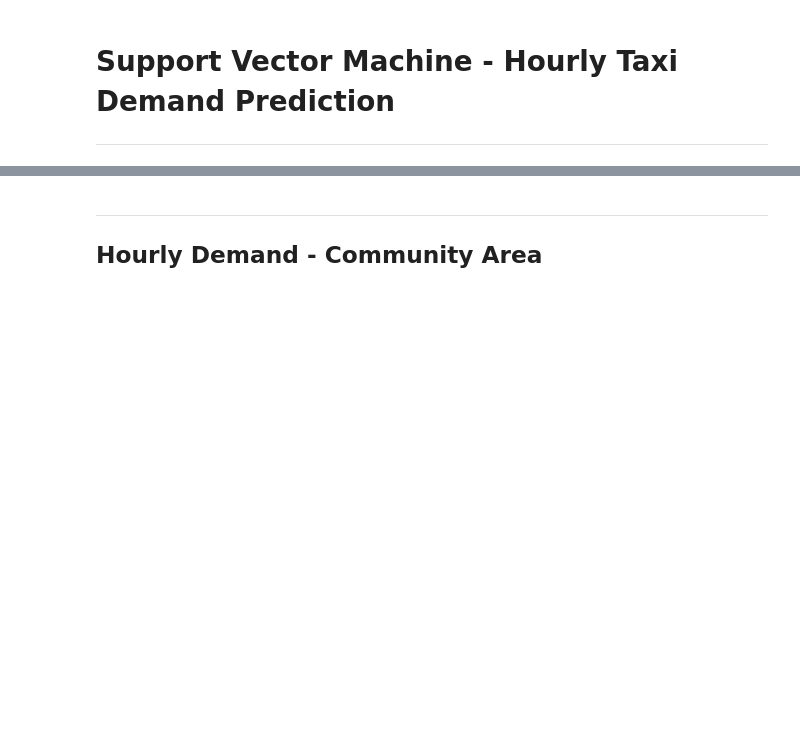
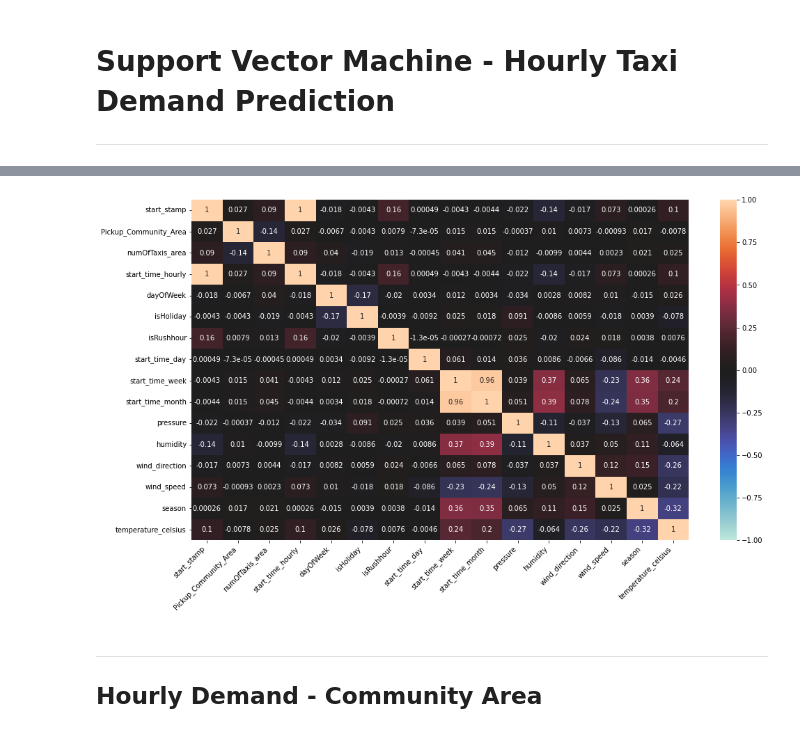
Before and after one commit to Hannah2800/AAA_2023_AdvancedPythonPandas, a Jupyter notebook: Task 4 - Predictive Analysis - SVM (hourly).ipynb, the cells around one changed output, grey strips where cells are left out. Drawn from its saved outputs; the diff is of its cells as text; code cells hidden in the pictures; blank space fills up the shorter version.

```diff
--- a/Task 4 - Predictive Analysis - SVM (hourly).ipynb
+++ b/Task 4 - Predictive Analysis - SVM (hourly).ipynb
@@ -37,3 +37,10 @@ df_h_comar.drop(columns = ['date_start'],inplace = True)
 df_h_hexlow.drop(columns = ['date_start'],inplace = True)
 df_h_hexmed.drop(columns = ['date_start'],inplace = True)
 df_h_hexhig.drop(columns = ['date_start'],inplace = True)
+# %%
+df_h_comar['dayOfWeek'] = df_h_comar['dayOfWeek'].replace(['Monday', 'Tuesday','Wednesday','Thursday',
+                                                                  'Friday','Saturday','Sunday'],[0,1,2,3,4,5,6])
+df_h_comar['season'] = df_h_comar['season'].replace(['summer', 'winter','spring','autumn'],[0,1,2,3])
+
+
+df_h_comar
@@ -40,3 +61,23 @@ df_h_hexhig.drop(columns = ['date_start'],inplace = True)
+# %%
+######## make named features like season to 0/1/2/3 so they show up here, before we make them a dummy variable like hours
+import seaborn as sns
+corr = df_h_comar.corr()
+plt.figure(figsize = (16,9))
+ax = sns.heatmap(corr, vmin = -1, vmax= 1, center = 0, annot=True)
+
+ax.set_xticklabels(ax.get_xticklabels(),
+                  rotation = 45,
+                  horizontalalignment = 'right')
+
+ax.set_yticklabels(ax.get_yticklabels(),
+                   rotation =0,
+                   horizontalalignment = 'right')
+
+plt.show()
+
+#### ISSUMMER ETC ADDEN, user_type, (start_month)
+# %% [output]
+[figure, added]
 # %%
 # defining categorical and numeric features of dfPhiladelphia
 
```
Also changed, not shown: parts of 29 cells of this notebook.
